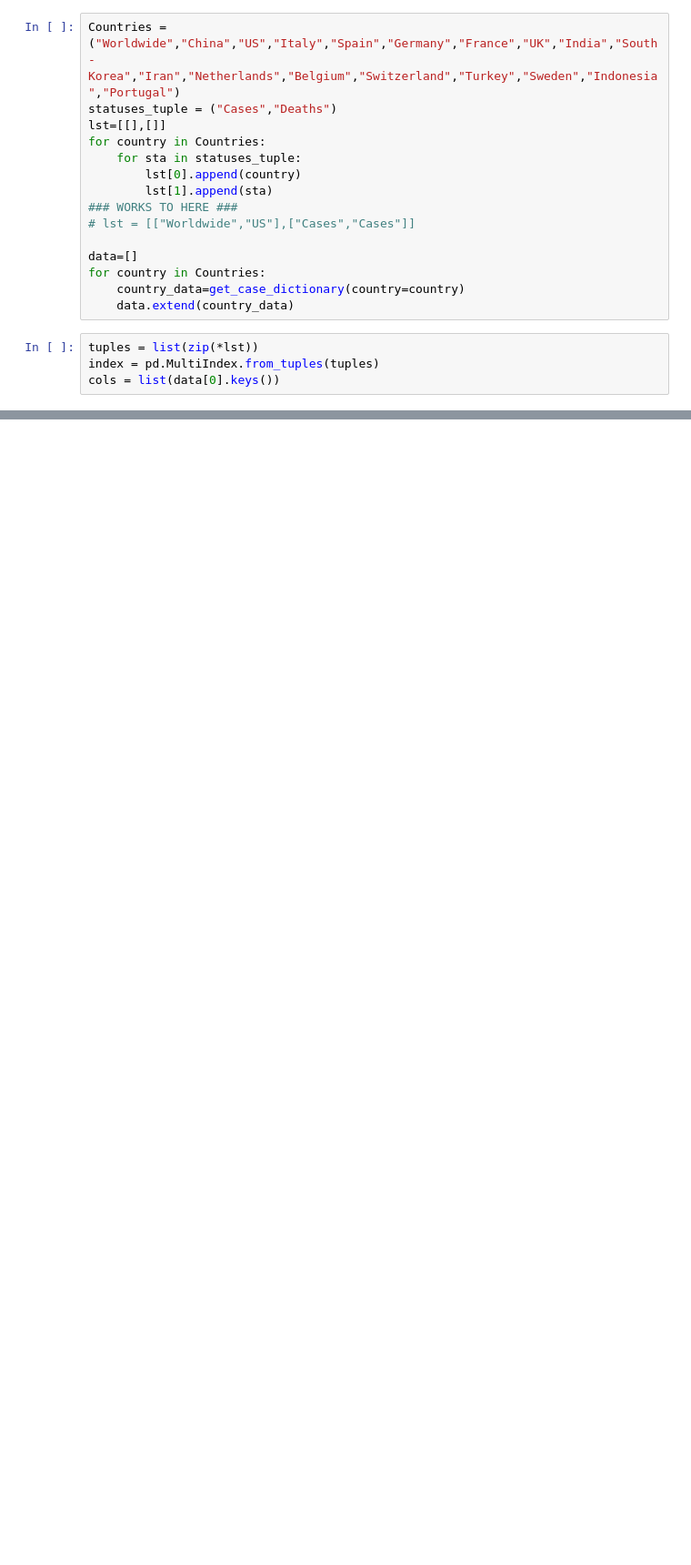
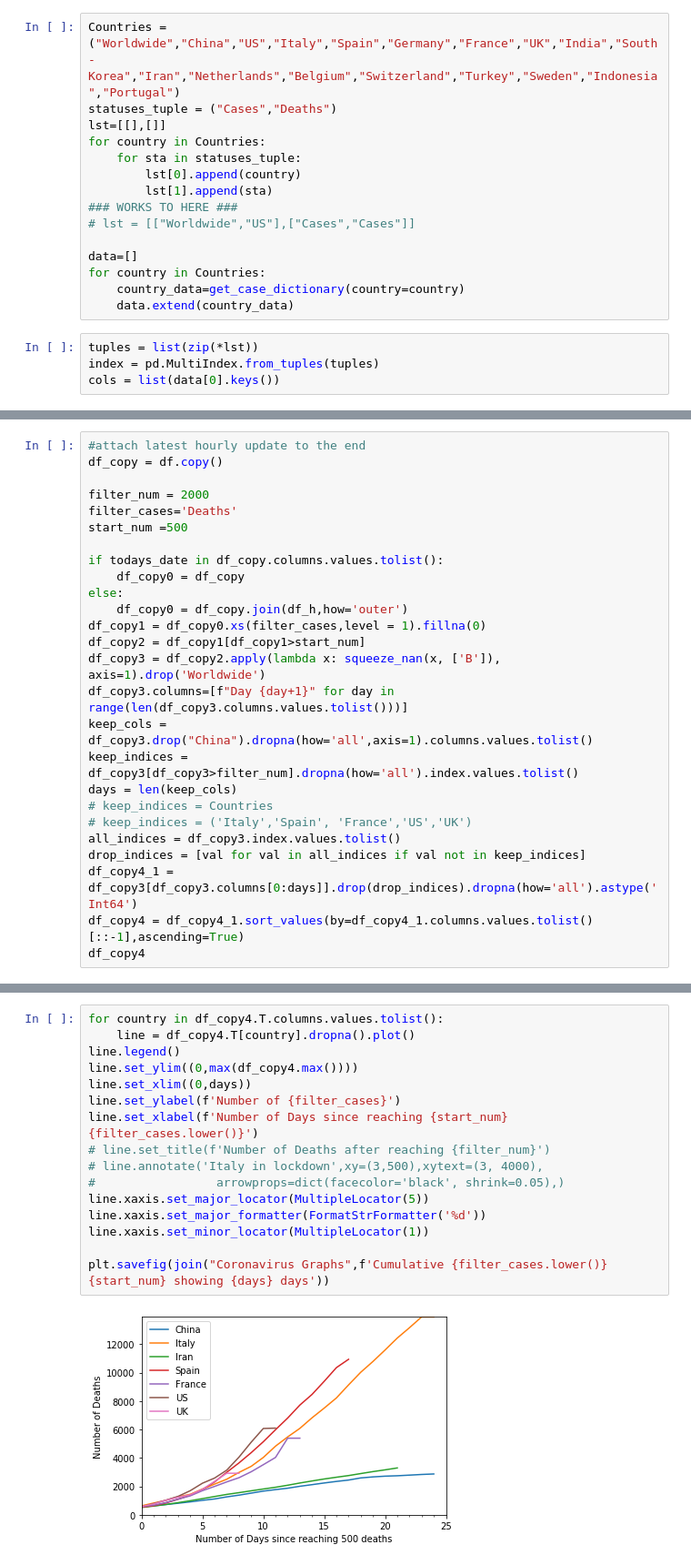
Before and after one commit to Ajeet94/coronavirus, a Jupyter notebook: coronavirus_tracker_notes.ipynb, the cells around one changed output, grey strips where cells are left out. Shown at 91% size. Cells and saved outputs as stored; diff of their text form; blank space fills up the shorter version.

Commit message:
Various entries to hourly updates as well as tweaks to code

```diff
--- a/coronavirus_tracker_notes.ipynb
+++ b/coronavirus_tracker_notes.ipynb
@@ -230,0 +259,26 @@ plt.savefig(join("Coronavirus Graphs",f'Cumulative {filter_cases.lower()} {start
+# %%
+#attach latest hourly update to the end
+df_copy = df.copy()
+
+filter_num = 2000
+filter_cases='Deaths'
+start_num =500
+
+if todays_date in df_copy.columns.values.tolist():
+    df_copy0 = df_copy
+else:
+    df_copy0 = df_copy.join(df_h,how='outer')
+df_copy1 = df_copy0.xs(filter_cases,level = 1).fillna(0)
+df_copy2 = df_copy1[df_copy1>start_num]
+df_copy3 = df_copy2.apply(lambda x: squeeze_nan(x, ['B']), axis=1).drop('Worldwide')
+df_copy3.columns=[f"Day {day+1}" for day in range(len(df_copy3.columns.values.tolist()))]
+keep_cols = df_copy3.drop("China").dropna(how='all',axis=1).columns.values.tolist()
+keep_indices = df_copy3[df_copy3>filter_num].dropna(how='all').index.values.tolist()
+days = len(keep_cols)
+# keep_indices = Countries
+# keep_indices = ('Italy','Spain', 'France','US','UK')
+all_indices = df_copy3.index.values.tolist()
+drop_indices = [val for val in all_indices if val not in keep_indices]
+df_copy4_1 = df_copy3[df_copy3.columns[0:days]].drop(drop_indices).dropna(how='all').astype('Int64')
+df_copy4 = df_copy4_1.sort_values(by=df_copy4_1.columns.values.tolist()[::-1],ascending=True)
+df_copy4
@@ -230,0 +295,18 @@ plt.savefig(join("Coronavirus Graphs",f'Cumulative {filter_cases.lower()} {start
+# %%
+for country in df_copy4.T.columns.values.tolist():
+    line = df_copy4.T[country].dropna().plot()
+line.legend()
+line.set_ylim((0,max(df_copy4.max())))
+line.set_xlim((0,days))
+line.set_ylabel(f'Number of {filter_cases}')
+line.set_xlabel(f'Number of Days since reaching {start_num} {filter_cases.lower()}')
+# line.set_title(f'Number of Deaths after reaching {filter_num}')
+# line.annotate('Italy in lockdown',xy=(3,500),xytext=(3, 4000),
+#                 arrowprops=dict(facecolor='black', shrink=0.05),)
+line.xaxis.set_major_locator(MultipleLocator(5))
+line.xaxis.set_major_formatter(FormatStrFormatter('%d'))
+line.xaxis.set_minor_locator(MultipleLocator(1))
+
+plt.savefig(join("Coronavirus Graphs",f'Cumulative {filter_cases.lower()} {start_num} showing {days} days'))
+# %% [output]
+[figure, added]
```
Also changed, not shown: parts of 7 cells of this notebook, 22 other files.
